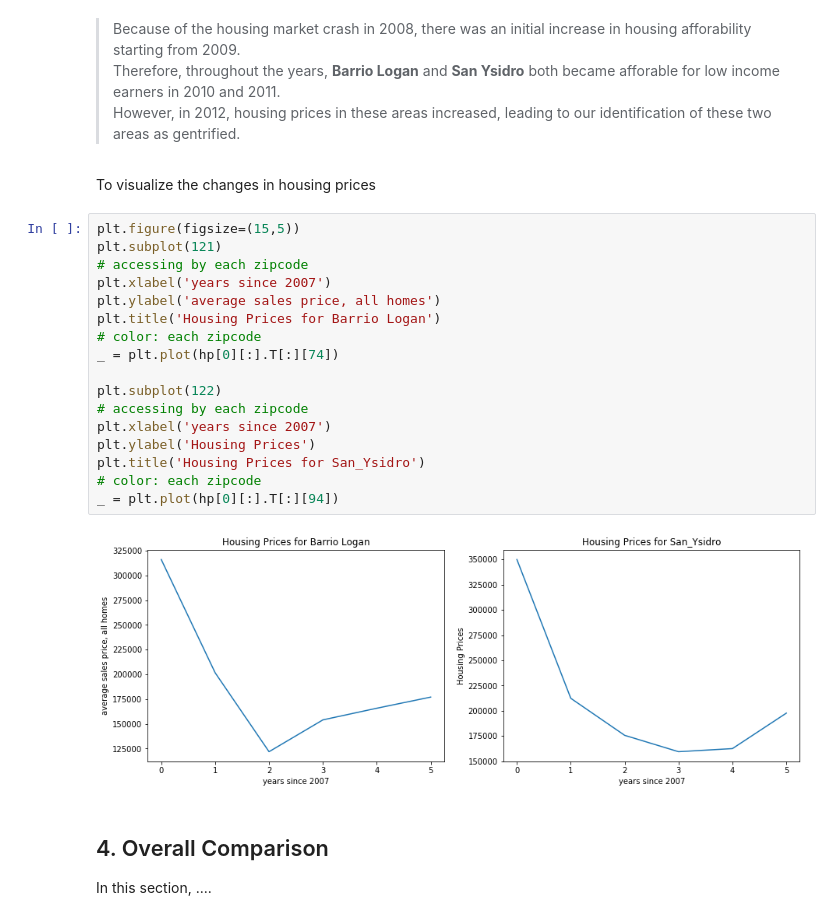
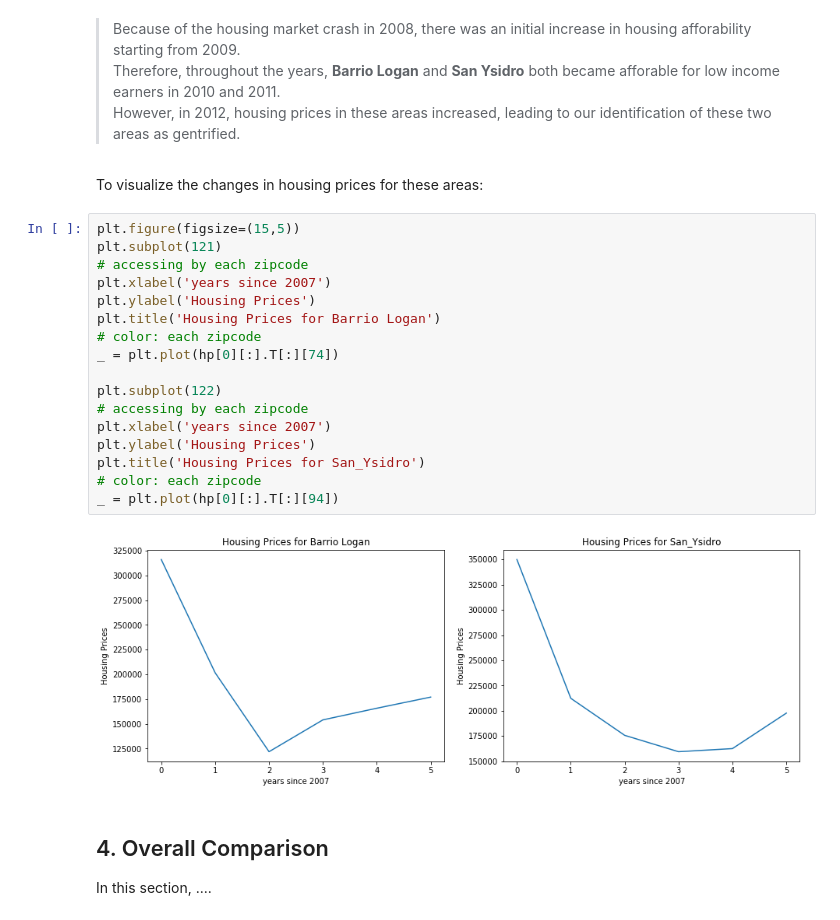
Before and after one commit to AbenaBonsu/Pr_057, a Jupyter notebook: FinalProject.ipynb, the cells around one changed output. Saved outputs shown, nothing was run; the diff lists cells and outputs as text.

```diff
--- a/FinalProject.ipynb
+++ b/FinalProject.ipynb
@@ -787,26 +787,26 @@ lowest income afforable areas:
 Therefore, throughout the years, **Barrio Logan** and **San Ysidro** both became afforable for low income earners in 2010 and 2011.
 <br> However, in 2012, housing prices in these areas increased, leading to our identification of these two areas as gentrified.
 # %% [markdown]
-To visualize the changes in housing prices
+To visualize the changes in housing prices for these areas:
 # %%
 plt.figure(figsize=(15,5))
 plt.subplot(121)
 # accessing by each zipcode
 plt.xlabel('years since 2007')
-plt.ylabel('average sales price, all homes')
+plt.ylabel('Housing Prices')
 plt.title('Housing Prices for Barrio Logan')
 # color: each zipcode
 _ = plt.plot(hp[0][:].T[:][74])
 
 plt.subplot(122)
 # accessing by each zipcode
 plt.xlabel('years since 2007')
 plt.ylabel('Housing Prices')
 plt.title('Housing Prices for San_Ysidro')
 # color: each zipcode
 _ = plt.plot(hp[0][:].T[:][94])
 # %% [output]
-[figure, old version]
+[figure, new version]
 # %% [markdown]
 ## 4. Overall Comparison
 
```
